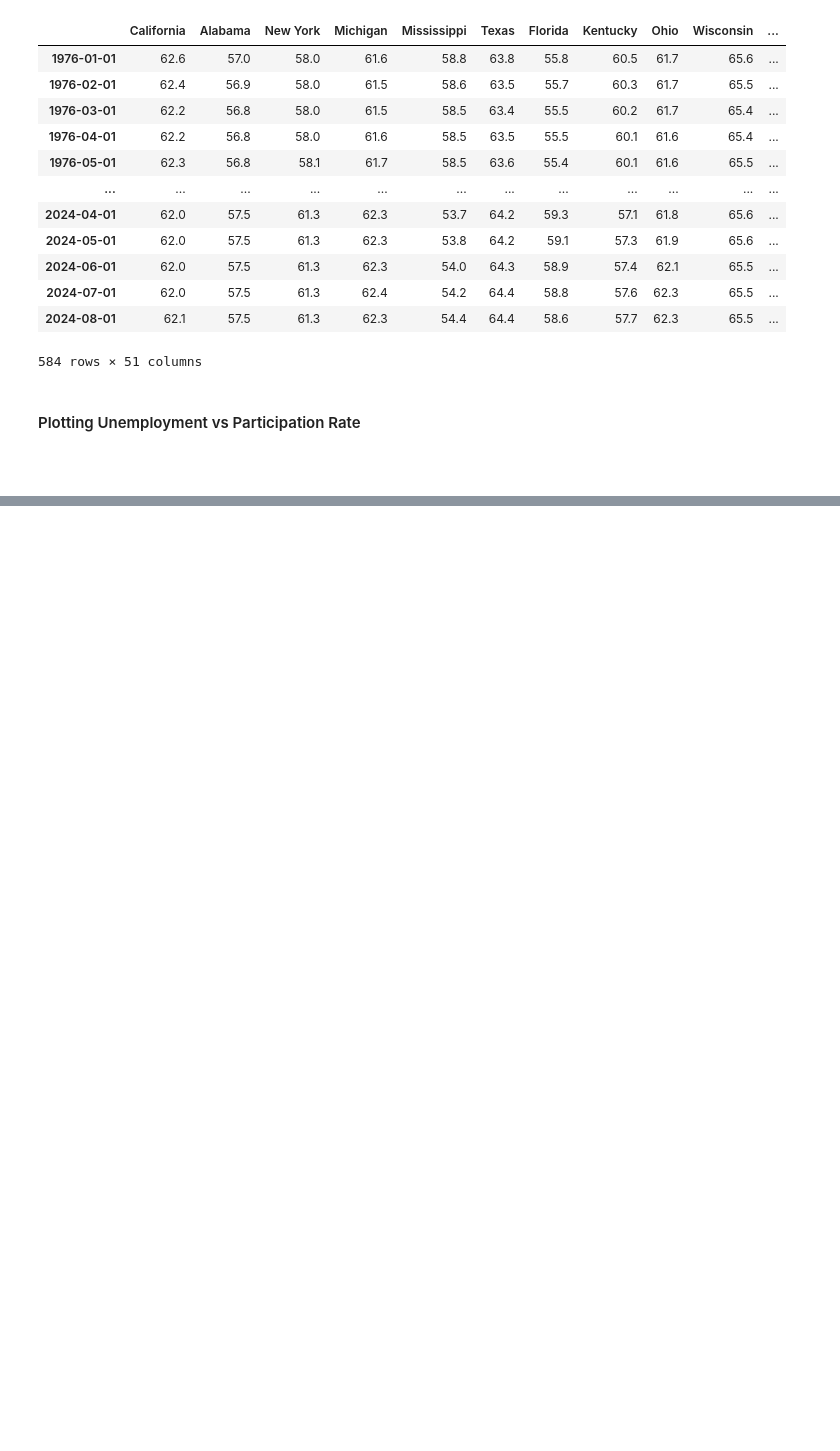
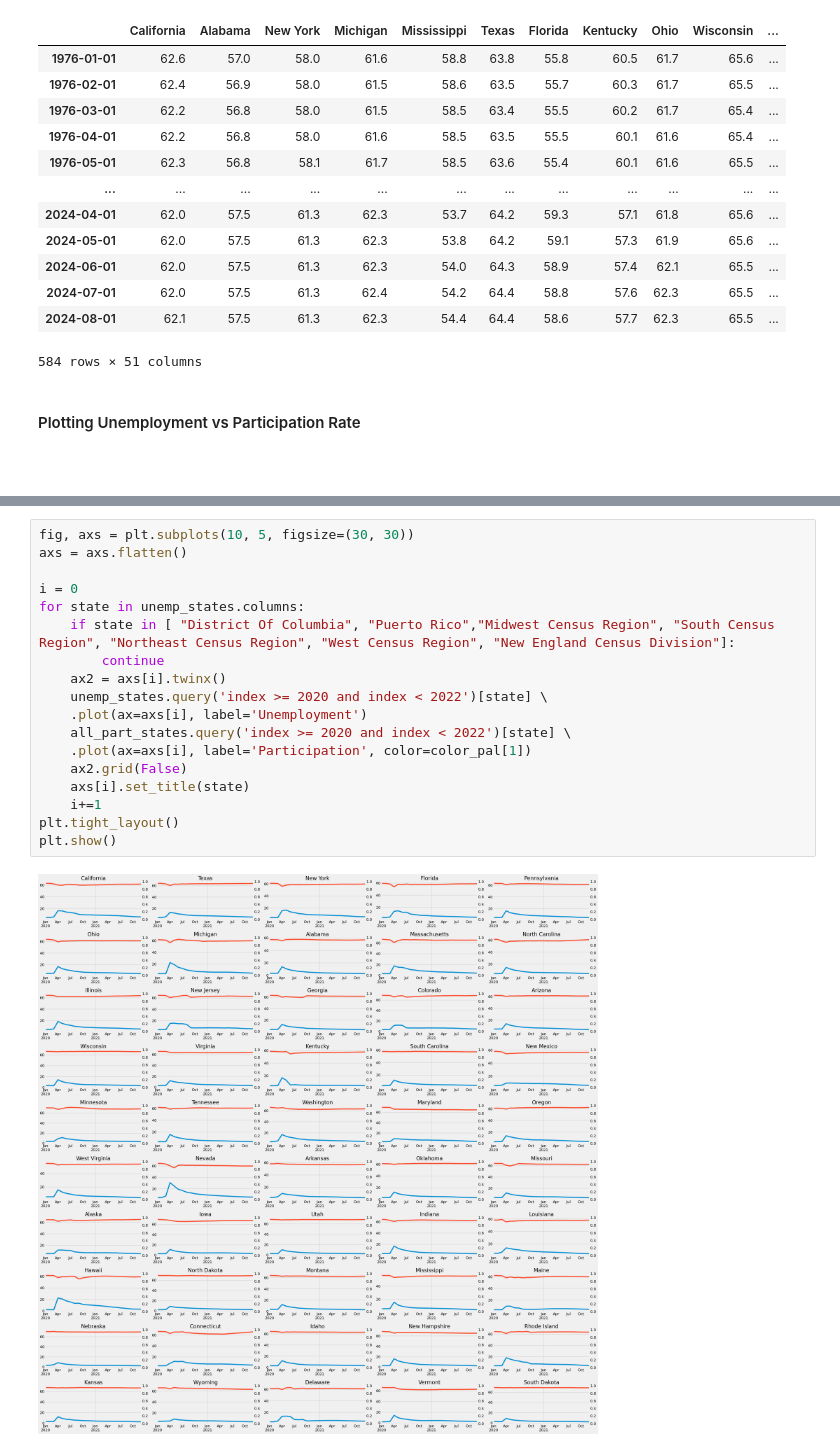
Before and after one commit to Shubham91999/Economic_Data_Analysis, a Jupyter notebook: EDA_Economic.ipynb, the cells around one changed output, grey strips where cells are left out. Saved outputs shown, nothing was run; the diff lists cells and outputs as text; blank space fills up the shorter version.

```diff
--- a/EDA_Economic.ipynb
+++ b/EDA_Economic.ipynb
@@ -534,0 +556,20 @@ Text(0.5, 1.0, 'New York')
+# %%
+fig, axs = plt.subplots(10, 5, figsize=(30, 30))
+axs = axs.flatten()
+
+i = 0
+for state in unemp_states.columns:
+    if state in [ "District Of Columbia", "Puerto Rico","Midwest Census Region", "South Census Region", "Northeast Census Region", "West Census Region", "New England Census Division"]:
+        continue
+    ax2 = axs[i].twinx()
+    unemp_states.query('index >= 2020 and index < 2022')[state] \
+    .plot(ax=axs[i], label='Unemployment')
+    all_part_states.query('index >= 2020 and index < 2022')[state] \
+    .plot(ax=axs[i], label='Participation', color=color_pal[1])
+    ax2.grid(False)
+    axs[i].set_title(state)
+    i+=1
+plt.tight_layout()
+plt.show()
+# %% [output]
+[figure, added]
```
Also changed, not shown: parts of 4 cells of this notebook.
